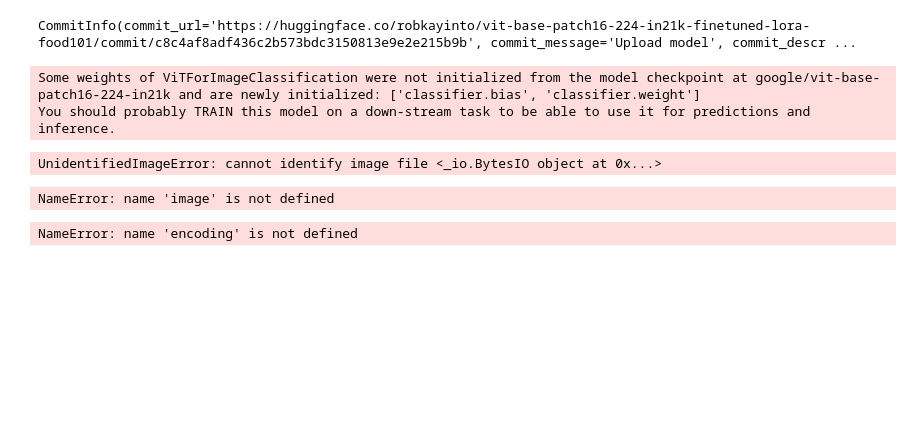
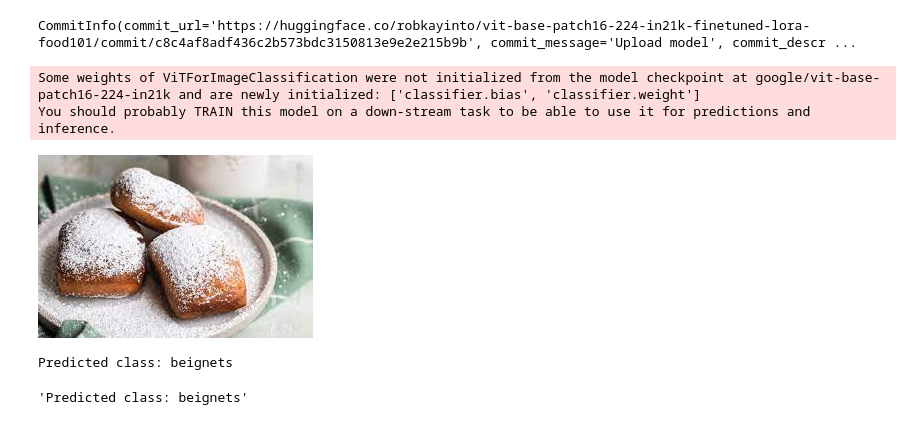
Before and after one commit to rkaunismaa/LLaMa2_PlayGround, a Jupyter notebook: PEFT/ImageClassificationUsingLora.ipynb, the cells around one changed output. Drawn from its saved outputs; the diff is of its cells as text; code cells hidden in the pictures; blank space fills up the shorter version.

Commit message:
fix the problem with the image classification notebook

```diff
--- a/PEFT/ImageClassificationUsingLora.ipynb
+++ b/PEFT/ImageClassificationUsingLora.ipynb
@@ -290,18 +292,16 @@ You should probably TRAIN this model on a down-stream task to be able to use it
 # %%
 from PIL import Image
 import requests
 
-url = "https://huggingface.co/datasets/robkayinto/sample-datasets/resolve/main/beignets.jpeg"
+url = "https://huggingface.co/datasets/sayakpaul/sample-datasets/resolve/main/beignets.jpeg"
 image = Image.open(requests.get(url, stream=True).raw)
 image
 # %% [output]
-UnidentifiedImageError: cannot identify image file <_io.BytesIO object at 0x...>
+[figure, added]
 # %%
 image_processor = AutoImageProcessor.from_pretrained(repo_name)
 # %%
 encoding = image_processor(image.convert("RGB"), return_tensors="pt")
-# %% [output]
-NameError: name 'image' is not defined
 # %%
 with torch.no_grad():
     outputs = inference_model(**encoding)
@@ -311,4 +311,5 @@ predicted_class_idx = logits.argmax(-1).item()
 print("Predicted class:", inference_model.config.id2label[predicted_class_idx])
 "Predicted class: beignets"
 # %% [output]
-NameError: name 'encoding' is not defined
+Predicted class: beignets
+'Predicted class: beignets'
```
Also changed, not shown: parts of 1 cell of this notebook.
